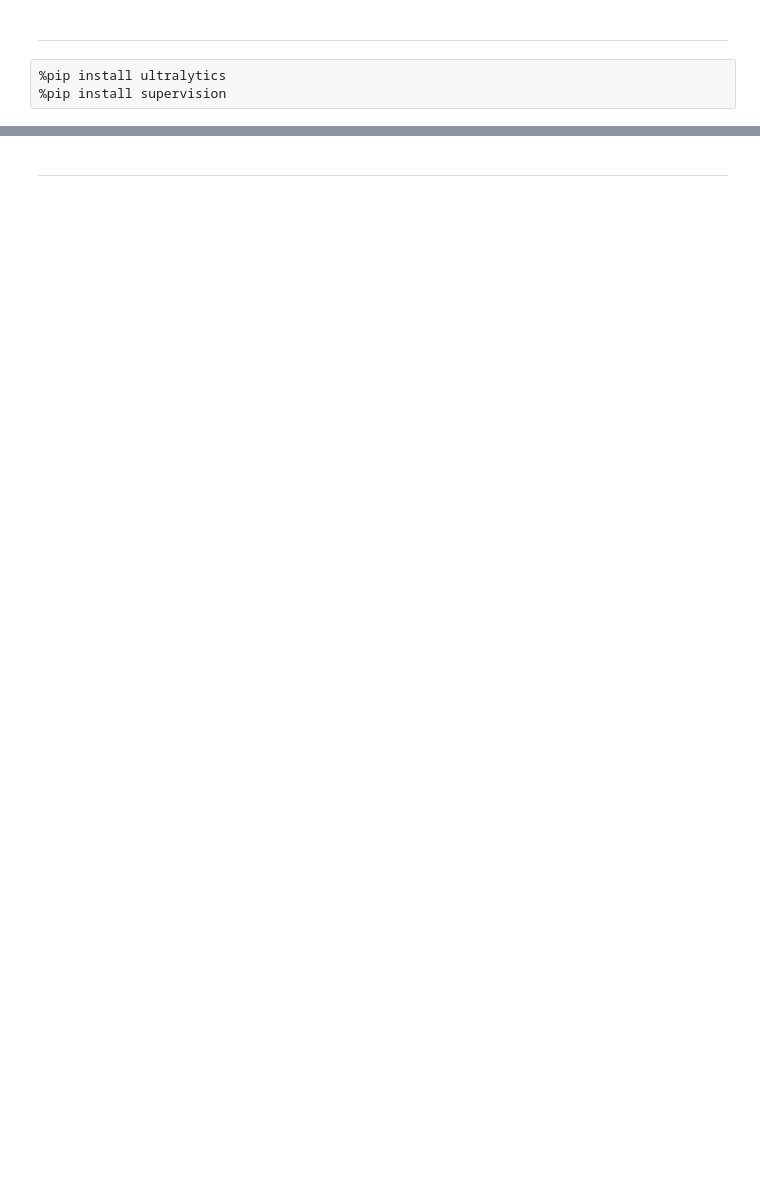
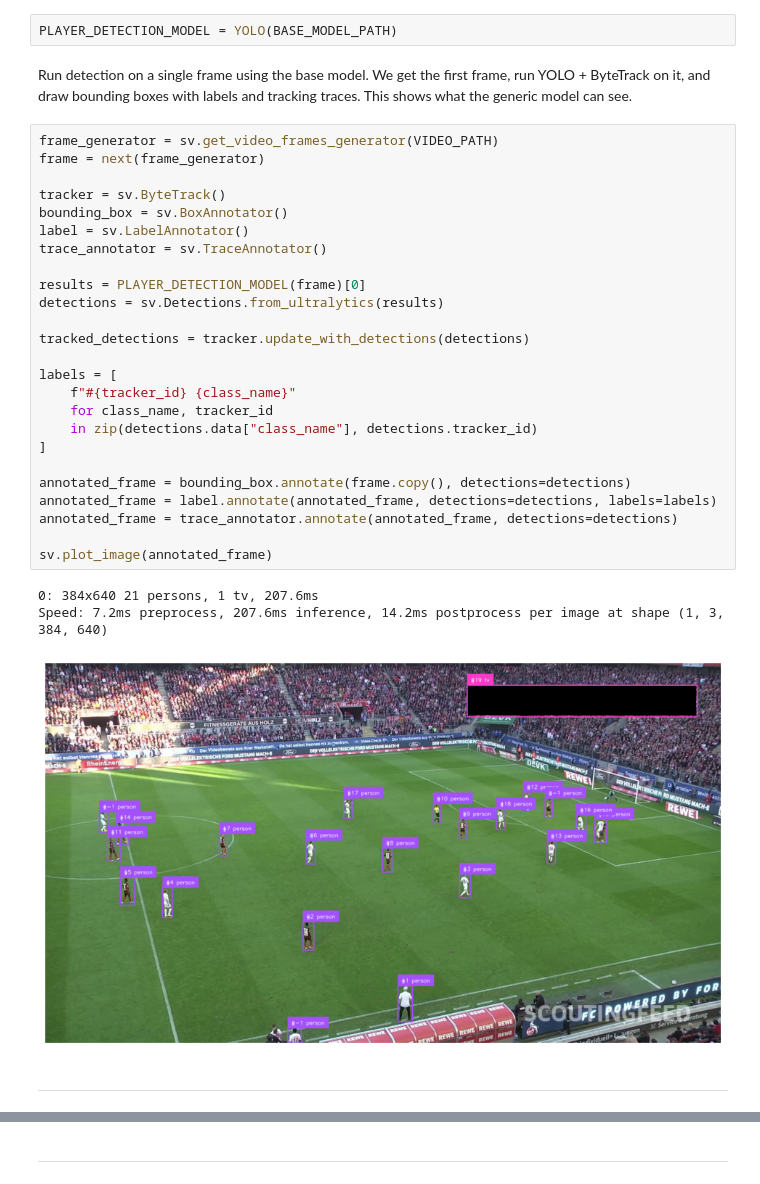
Before and after one commit to DanielLankry/Football-Vision-Stats-ML, a Jupyter notebook: Football-Vision-Stats.ipynb, the cells around one changed output, grey strips where cells are left out. Saved outputs shown, nothing was run; the diff lists cells and outputs as text; blank space fills up the shorter version.

```diff
--- a/Football-Vision-Stats.ipynb
+++ b/Football-Vision-Stats.ipynb
@@ -5,5 +354,35 @@
+# %%
+PLAYER_DETECTION_MODEL = YOLO(BASE_MODEL_PATH)
+# %% [markdown]
+Run detection on a single frame using the base model. We get the first frame, run YOLO + ByteTrack on it, and draw bounding boxes with labels and tracking traces. This shows what the generic model can see.
+# %%
+frame_generator = sv.get_video_frames_generator(VIDEO_PATH)
+frame = next(frame_generator)
+
+tracker = sv.ByteTrack()
+bounding_box = sv.BoxAnnotator()
+label = sv.LabelAnnotator()
+trace_annotator = sv.TraceAnnotator()
+
+results = PLAYER_DETECTION_MODEL(frame)[0]
+detections = sv.Detections.from_ultralytics(results)
+
+tracked_detections = tracker.update_with_detections(detections)
+
+labels = [
+    f"#{tracker_id} {class_name}"
+    for class_name, tracker_id
+    in zip(detections.data["class_name"], detections.tracker_id)
+]
+
+annotated_frame = bounding_box.annotate(frame.copy(), detections=detections)
+annotated_frame = label.annotate(annotated_frame, detections=detections, labels=labels)
+annotated_frame = trace_annotator.annotate(annotated_frame, detections=detections)
+
+sv.plot_image(annotated_frame)
+# %% [output]
+0: 384x640 21 persons, 1 tv, 207.6ms
+Speed: 7.2ms preprocess, 207.6ms inference, 14.2ms postprocess per image at shape (1, 3, 384, 640)
+[figure, added]
 # %% [markdown]
 ---
-# %%
-%pip install ultralytics
-%pip install supervision
```
Also changed, not shown: parts of 127 cells of this notebook, 1 other file.
